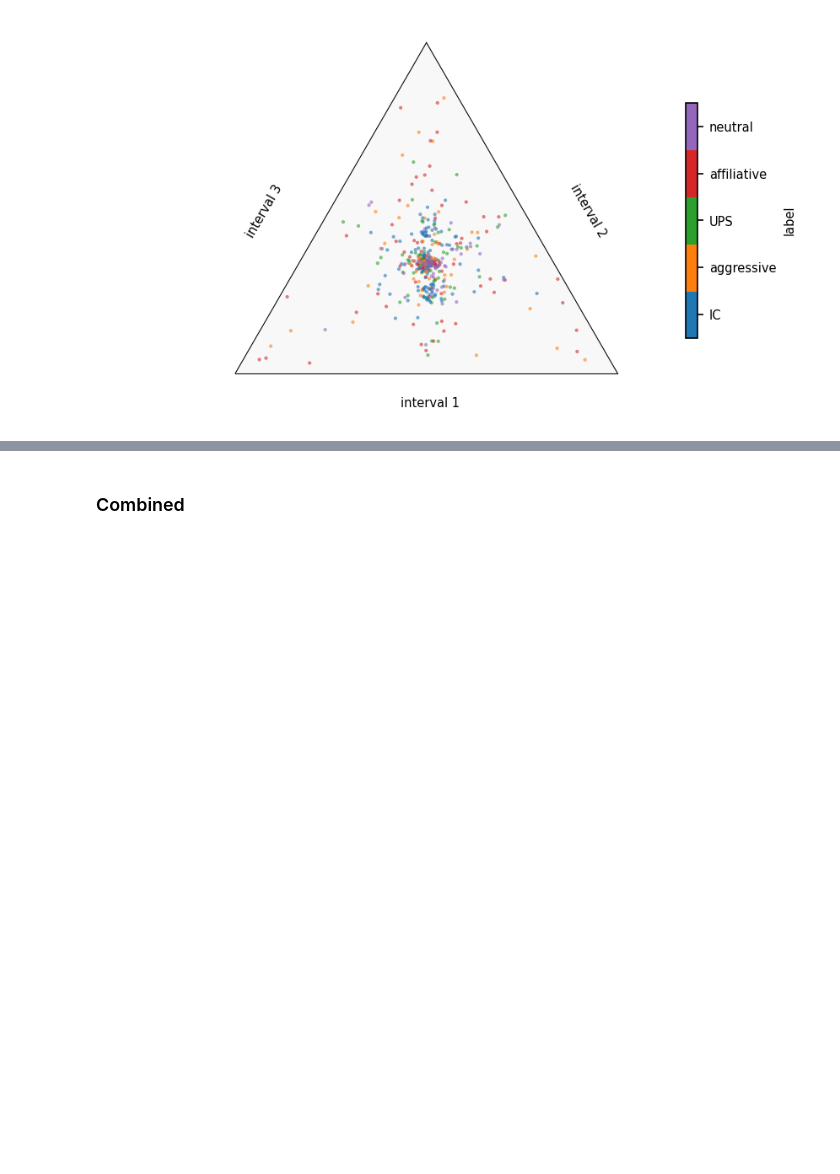
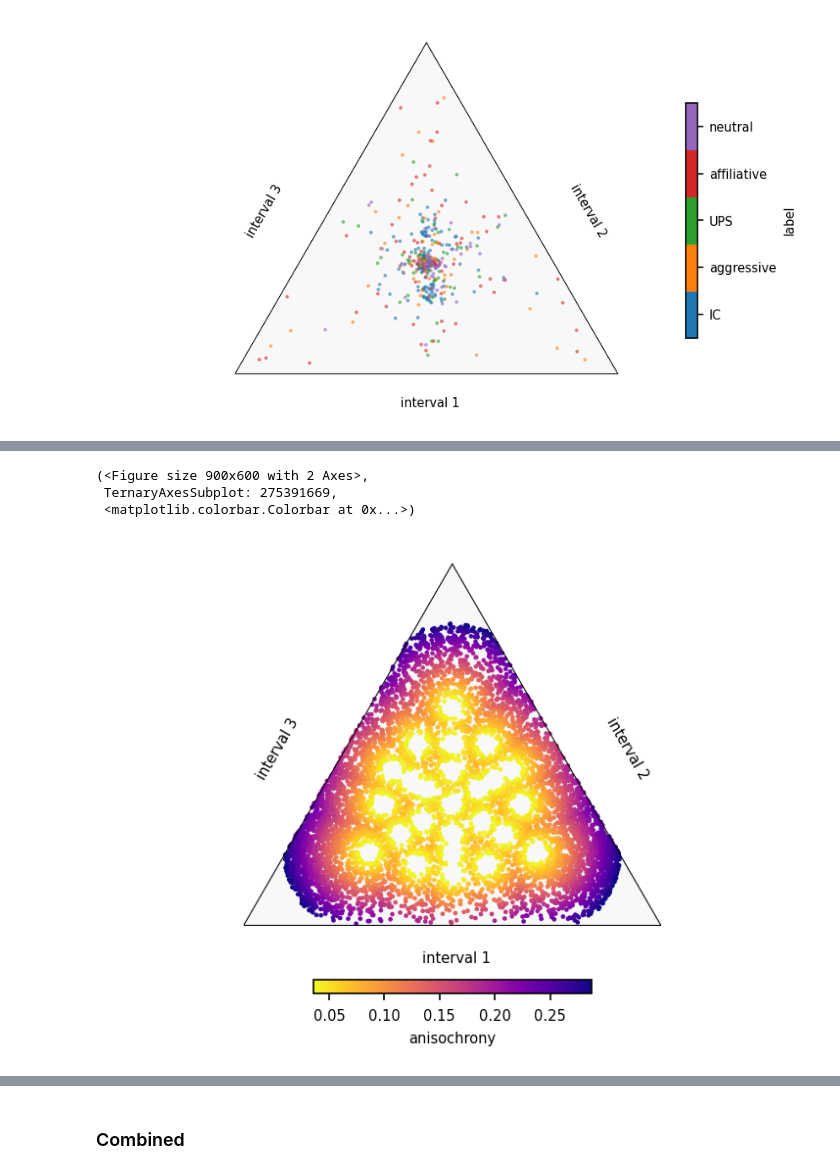
Before and after one commit to bacor/rhythm-triangles, a Jupyter notebook: rhythm-plots/fernandez2021.ipynb, the cells around one changed output, grey strips where cells are left out. Drawn from its saved outputs; the diff is of its cells as text; code cells hidden in the pictures; blank space fills up the shorter version.

```diff
--- a/rhythm-plots/fernandez2021.ipynb
+++ b/rhythm-plots/fernandez2021.ipynb
@@ -101,0 +108,12 @@ savefig('by-syllable-train-type')
+# %%
+def irrationality(motifs, factors=[1, 2, 3]):
+    refs, _ = integer_ratio_motifs(factors, motifs.shape[1])
+    distances = np.zeros((motifs.shape[0], len(refs)))
+    for i, reference in enumerate(refs):
+        diff = motifs - reference[np.newaxis, :]
+        dist = np.linalg.norm(diff, ord=2, axis=1)
+        distances[:, i] = dist
+    return distances.min(axis=1)
+
+motifs, _ = normalize(np.array([[5, 1], [1, 1]]))
+irrationality(motifs, factors = [1,2])
@@ -101,0 +158,14 @@ savefig('by-syllable-train-type')
+# %%
+# intervals = np.random.random(size=1000)
+ratios = np.random.random(size=10000)
+ints = ratios_to_intervals(ratios)
+motifs, duration = normalize(ngram_motifs(ints, length=3))
+alphas = irrationality(motifs)
+ternary_motif_plot(motifs, alphas,
+    scatter_kws=dict(s=5, alpha=1), cbar_kws=dict(label='anisochrony'),
+    ratios=False)
+# %% [output]
+(<Figure size 900x600 with 2 Axes>,
+ TernaryAxesSubplot: 275391669,
+ <matplotlib.colorbar.Colorbar at 0x...>)
+[figure, added]
```
Also changed, not shown: parts of 19 cells of this notebook, 7 other files.
